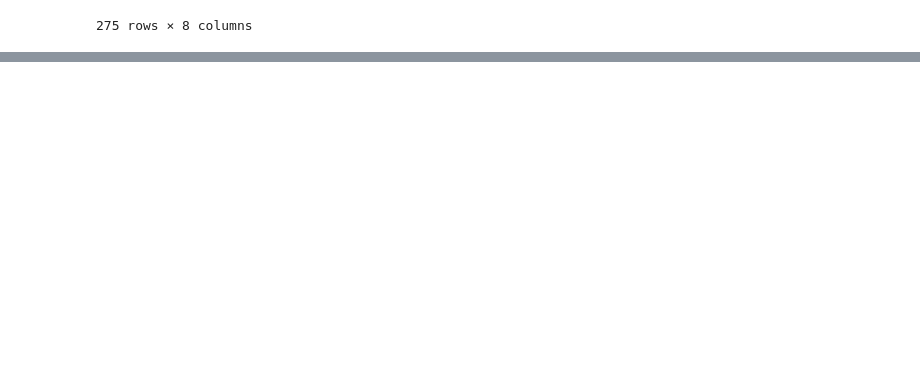
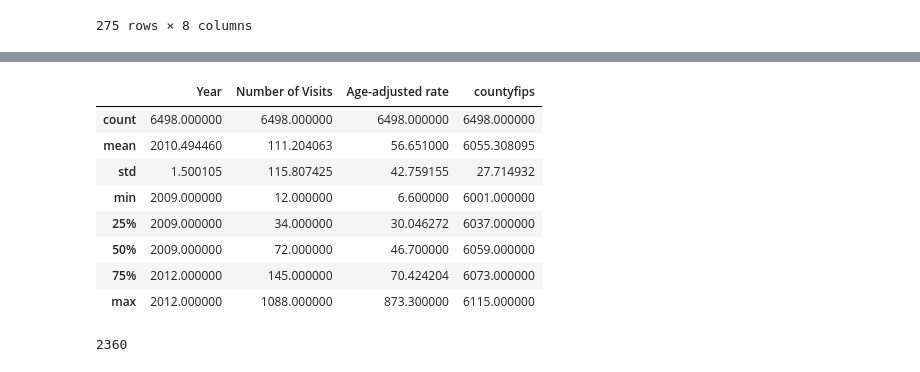
Before and after one commit to VanessaKnox/MVP-Solutions, a Jupyter notebook: masterprojectwork.ipynb, the cells around one changed output, grey strips where cells are left out. Drawn from its saved outputs; the diff is of its cells as text; code cells hidden in the pictures; blank space fills up the shorter version.

```diff
--- a/masterprojectwork.ipynb
+++ b/masterprojectwork.ipynb
@@ -374,0 +527,4 @@ cdc_df_2012_2009_combined
+# %%
+ca_asthma_data["County"] = ca_asthma_data["County"].str.replace('CONTRA C;OSTA', 'CONTRA COSTA')
+ca_asthma_data["County"] = ca_asthma_data["County"].str.replace('SAN BERNADINO', 'SAN BERNARDINO')
+ca_asthma_data["County"].value_counts()
@@ -374,0 +549,4 @@ cdc_df_2012_2009_combined
+# %%
+ca_asthma_data_clean = ca_asthma_data[['Year', 'Age Group', 'Number of Visits', 'Age-adjusted rate',
+                                      'countyfips', 'County', 'Zip_Code', 'Lat','Lng']]
+ca_asthma_data_clean
@@ -374,0 +572,4 @@ cdc_df_2012_2009_combined
+# %%
+# Drop all NA values to clean the data
+ca_asthma_data_final = ca_asthma_data_clean.dropna()
+ca_asthma_data_final.count()
@@ -374,0 +587,16 @@ cdc_df_2012_2009_combined
+# %%
+ca_asthma_data_final.describe()
+# %% [output]
+|  | Year | Number of Visits | Age-adjusted rate | countyfips |
+| count | 6498.000000 | 6498.000000 | 6498.000000 | 6498.000000 |
+| mean | 2010.494460 | 111.204063 | 56.651000 | 6055.308095 |
+| std | 1.500105 | 115.807425 | 42.759155 | 27.714932 |
+| min | 2009.000000 | 12.000000 | 6.600000 | 6001.000000 |
+| 25% | 2009.000000 | 34.000000 | 30.046272 | 6037.000000 |
+| 50% | 2009.000000 | 72.000000 | 46.700000 | 6059.000000 |
+| 75% | 2012.000000 | 145.000000 | 70.424204 | 6073.000000 |
+| max | 2012.000000 | 1088.000000 | 873.300000 | 6115.000000 |
+# %%
+ca_asthma_data_final['Lat'].value_counts().count()
+# %% [output]
+2360
```
Also changed, not shown: parts of 20 cells of this notebook.
